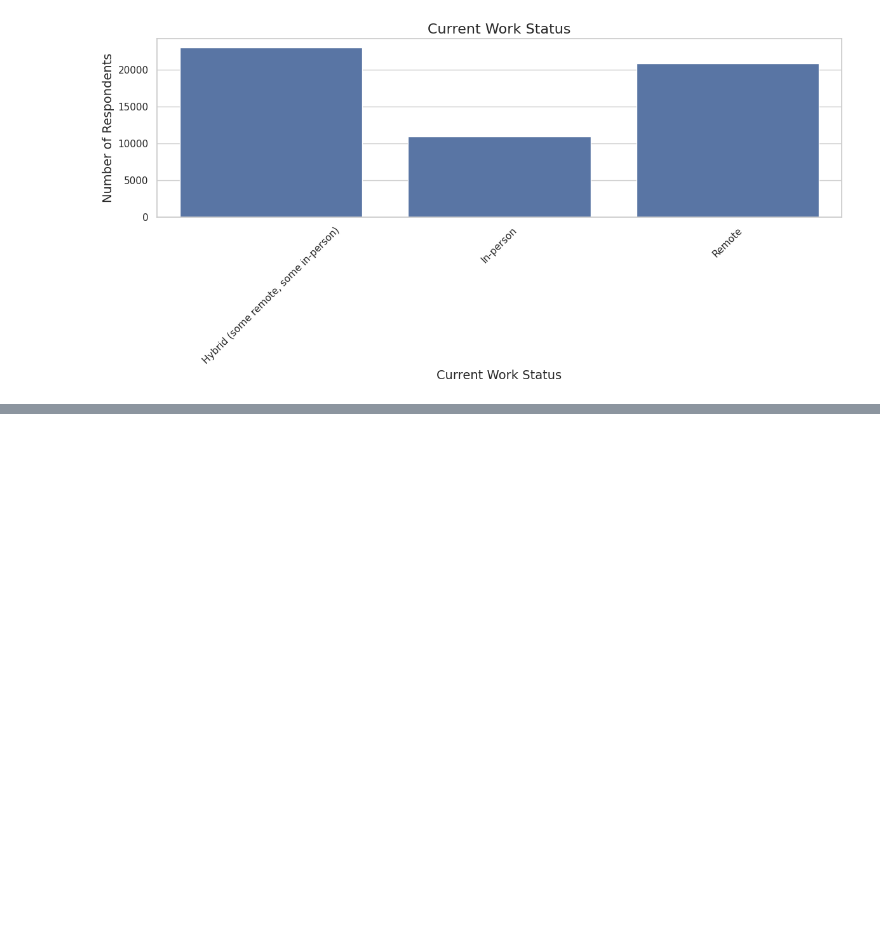
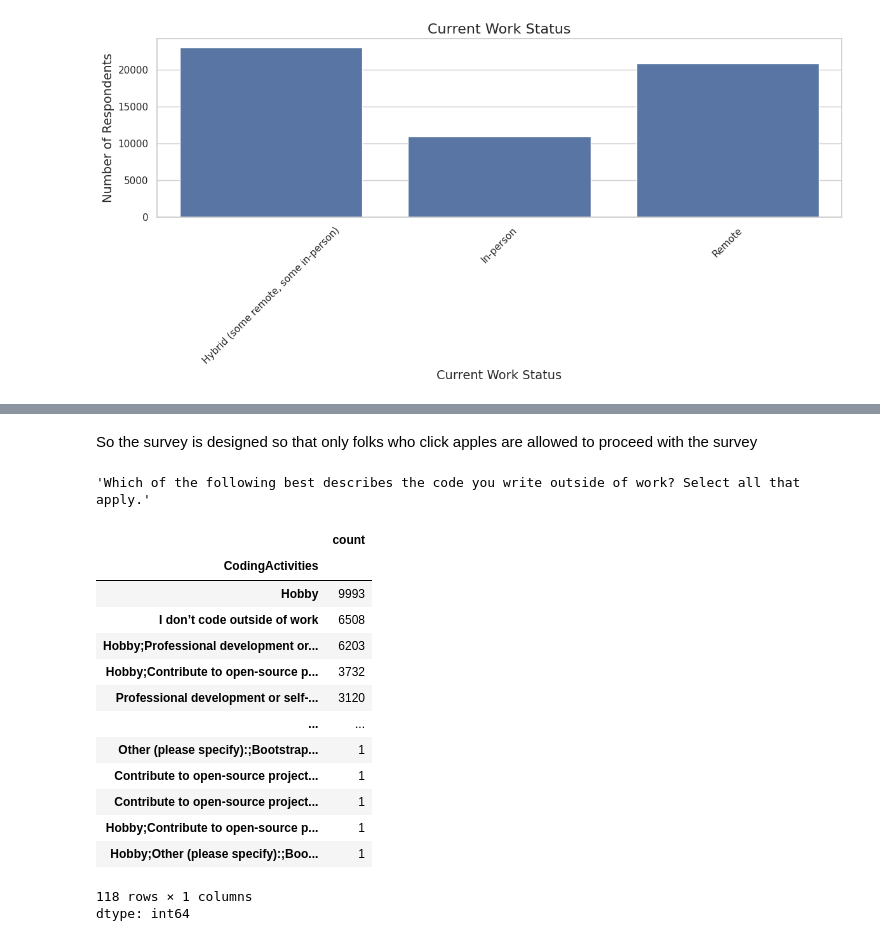
Before and after one commit to gorky93/stackoverflow_analysis, a Jupyter notebook: stackoverflow24.ipynb, the cells around one changed output, grey strips where cells are left out. Cells and saved outputs as stored; diff of their text form; code cells hidden in the pictures; blank space fills up the shorter version.

```diff
--- a/stackoverflow24.ipynb
+++ b/stackoverflow24.ipynb
@@ -301,0 +311,24 @@ plt.show()
+# %% [markdown]
+So the survey is designed so that only folks who click apples are allowed to proceed with the survey
+# %%
+schema_series.CodingActivities
+# %% [output]
+'Which of the following best describes the code you write outside of work? Select all that apply.'
+# %%
+survey_results.CodingActivities.value_counts()
+# %% [output]
+|  | count |
+| CodingActivities |  |
+| Hobby | 9993 |
+| I don’t code outside of work | 6508 |
+| Hobby;Professional development or... | 6203 |
+| Hobby;Contribute to open-source p... | 3732 |
+| Professional development or self-... | 3120 |
+| ... | ... |
+| Other (please specify):;Bootstrap... | 1 |
+| Contribute to open-source project... | 1 |
+| Contribute to open-source project... | 1 |
+| Hobby;Contribute to open-source p... | 1 |
+| Hobby;Other (please specify):;Boo... | 1 |
+118 rows × 1 columns
+dtype: int64
```
Also changed, not shown: parts of 7 cells of this notebook.
